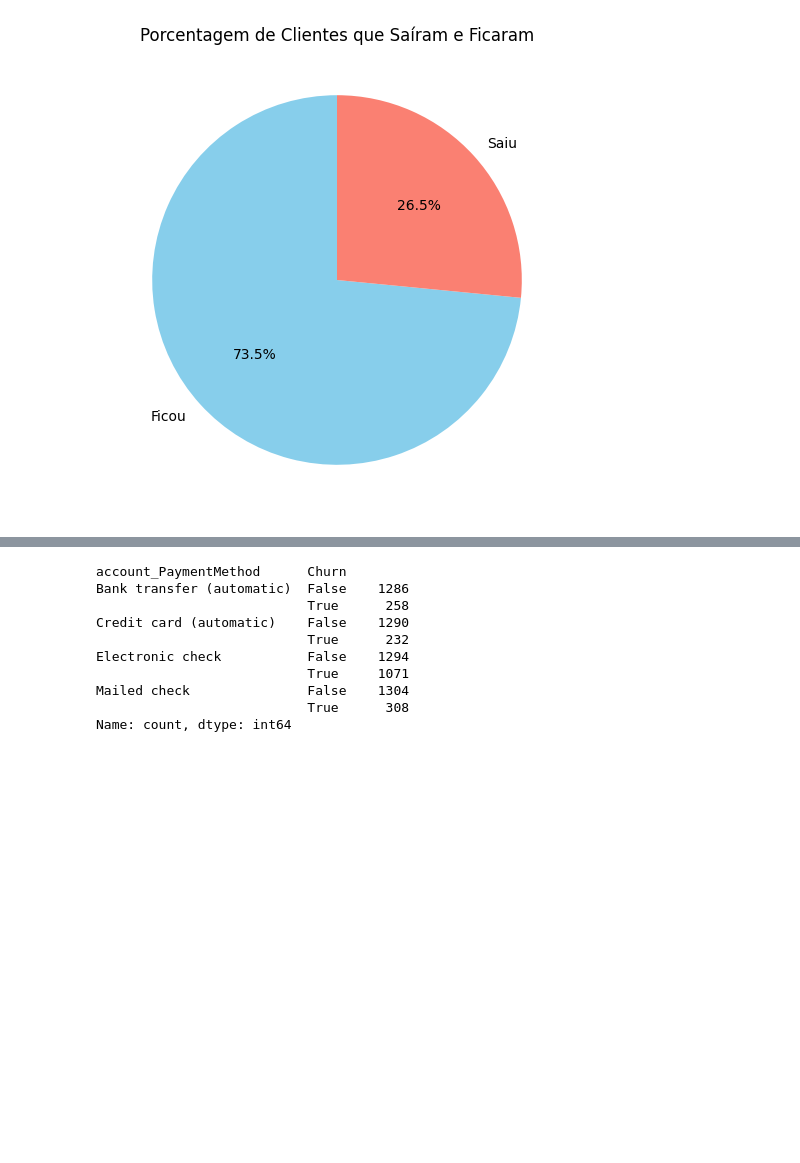
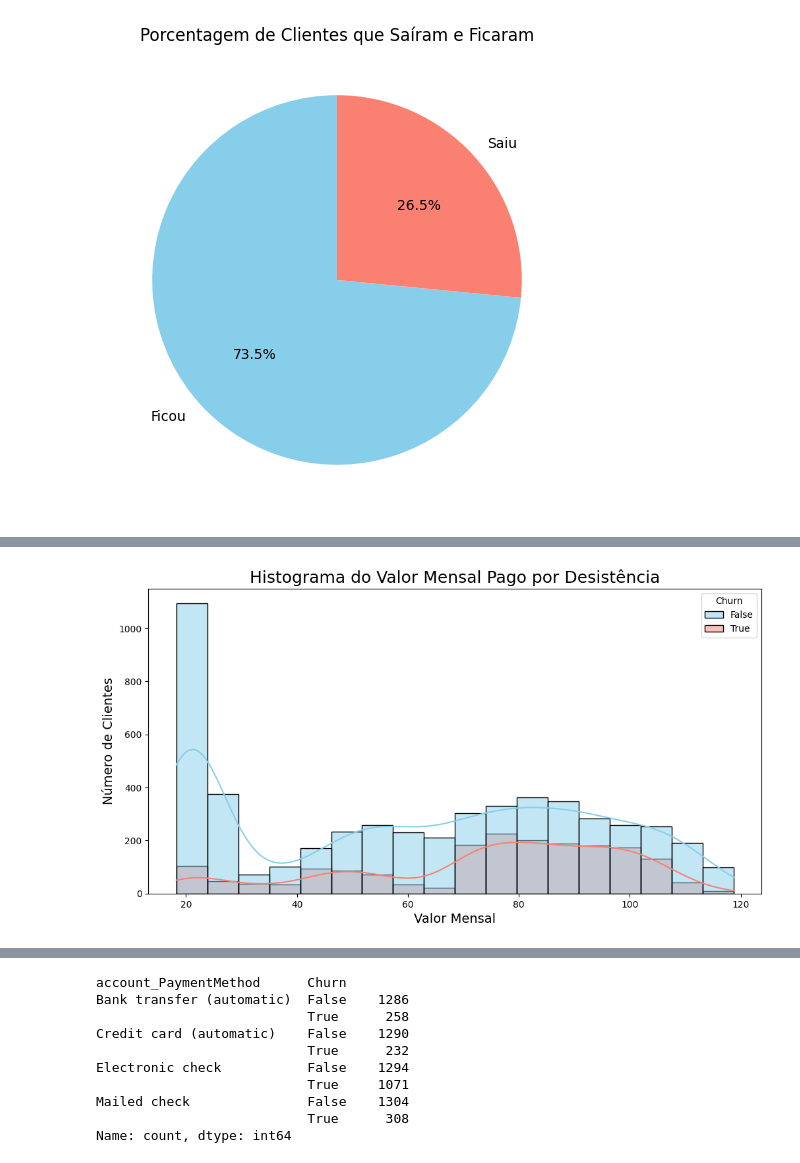
Before and after one commit to anneaiad/Challenge_Telecom_X_Alura, a Jupyter notebook: TelecomX_BR.ipynb, the cells around one changed output, grey strips where cells are left out. Cells and saved outputs as stored; diff of their text form; code cells hidden in the pictures; blank space fills up the shorter version.

```diff
--- a/TelecomX_BR.ipynb
+++ b/TelecomX_BR.ipynb
@@ -311,3 +313,7 @@ plt.title('Porcentagem de Clientes que Saíram e Ficaram')
 plt.show()
 # %% [output]
 [figure]
+# %%
+#Criar uma nova coluna com os valores gastos diários
+df['account_Charges.Daily'] = df['account_Charges.Monthly'] / 30
+df.head()
@@ -313,0 +357,11 @@ plt.show()
+# %%
+plt.figure(figsize=(12,6))
+ax = sns.histplot(data=df, x='account_Charges.Monthly', hue='Churn', kde=True,
+             palette={False:'skyblue', True:'salmon'}, alpha=0.5)
+plt.title('Histograma do Valor Mensal Pago por Desistência', fontsize=18)
+plt.ylabel('Número de Clientes', fontsize=14)
+plt.xlabel('Valor Mensal', fontsize=14)
+plt.savefig("Histograma_Valor_Mensal_churn.png")
+plt.show()
+# %% [output]
+[figure, added]
```
Also changed, not shown: parts of 16 cells of this notebook.
